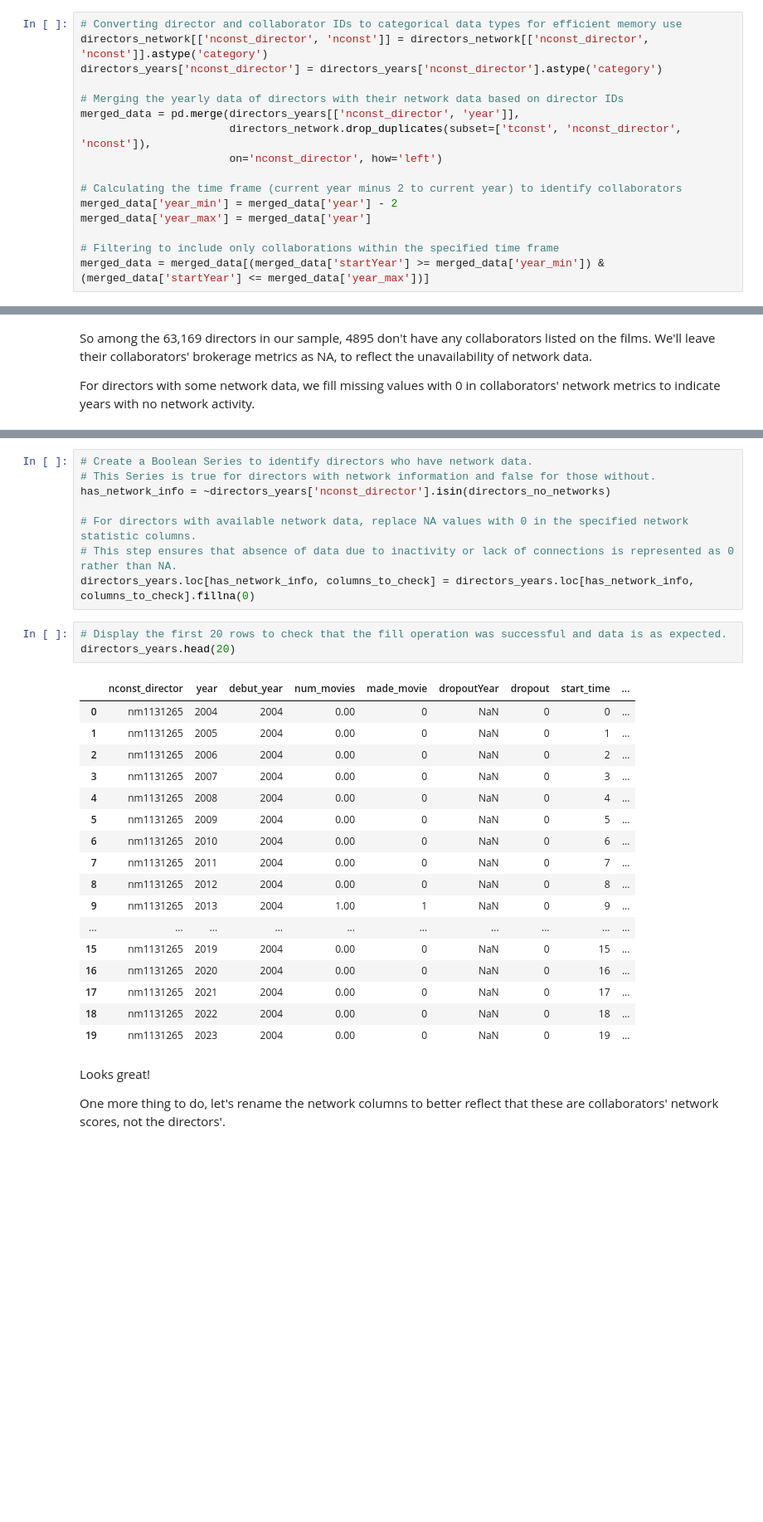
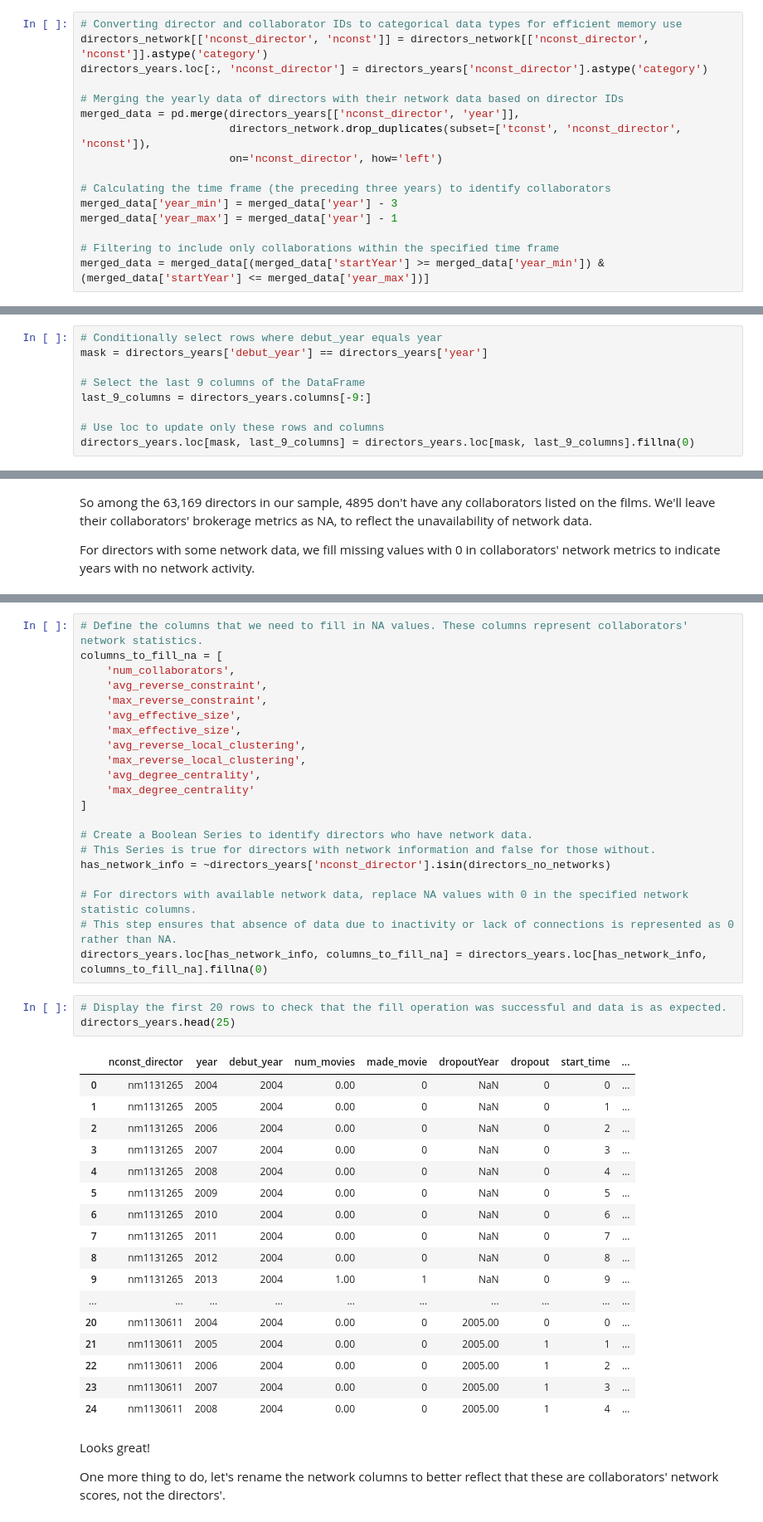
Before and after one commit to nhunguyen0901/SocialNetworks_CareerLongevity, a Jupyter notebook: Phase_5_Incorporating_Network_Variables_to_Time_Series_Data.ipynb, the cells around one changed output, grey strips where cells are left out. Shown at 83% size. Saved outputs shown, nothing was run; the diff lists cells and outputs as text; blank space fills up the shorter version.

```diff
--- a/Phase_5_Incorporating_Network_Variables_to_Time_Series_Data.ipynb
+++ b/Phase_5_Incorporating_Network_Variables_to_Time_Series_Data.ipynb
@@ -117,16 +136,16 @@ directors_years.head()
 # %%
 # Converting director and collaborator IDs to categorical data types for efficient memory use
 directors_network[['nconst_director', 'nconst']] = directors_network[['nconst_director', 'nconst']].astype('category')
-directors_years['nconst_director'] = directors_years['nconst_director'].astype('category')
+directors_years.loc[:, 'nconst_director'] = directors_years['nconst_director'].astype('category')
 
 # Merging the yearly data of directors with their network data based on director IDs
 merged_data = pd.merge(directors_years[['nconst_director', 'year']],
                        directors_network.drop_duplicates(subset=['tconst', 'nconst_director', 'nconst']),
                        on='nconst_director', how='left')
 
-# Calculating the time frame (current year minus 2 to current year) to identify collaborators
-merged_data['year_min'] = merged_data['year'] - 2
-merged_data['year_max'] = merged_data['year']
+# Calculating the time frame (the preceding three years) to identify collaborators
+merged_data['year_min'] = merged_data['year'] - 3
+merged_data['year_max'] = merged_data['year'] - 1
 
 # Filtering to include only collaborations within the specified time frame
 merged_data = merged_data[(merged_data['startYear'] >= merged_data['year_min']) & (merged_data['startYear'] <= merged_data['year_max'])]
@@ -837,3 +870,12 @@ directors_years.head(40)
+# %%
+# Conditionally select rows where debut_year equals year
+mask = directors_years['debut_year'] == directors_years['year']
+
+# Select the last 9 columns of the DataFrame
+last_9_columns = directors_years.columns[-9:]
+
+# Use loc to update only these rows and columns
+directors_years.loc[mask, last_9_columns] = directors_years.loc[mask, last_9_columns].fillna(0)
 # %% [markdown]
 Next, we identify directors without any records of collaborators. These are directors resent in `directors_full_filmography` but absent in `directors_network`.
 # %%
@@ -879,32 +908,45 @@ columns_to_check = [
 # %%
+# Define the columns that we need to fill in NA values. These columns represent collaborators' network statistics.
+columns_to_fill_na = [
+    'num_collaborators',
+    'avg_reverse_constraint',
+    'max_reverse_constraint',
+    'avg_effective_size',
+    'max_effective_size',
+    'avg_reverse_local_clustering',
+    'max_reverse_local_clustering',
+    'avg_degree_centrality',
+    'max_degree_centrality'
+]
+
 # Create a Boolean Series to identify directors who have network data.
 # This Series is true for directors with network information and false for those without.
 has_network_info = ~directors_years['nconst_director'].isin(directors_no_networks)
 
 # For directors with available network data, replace NA values with 0 in the specified network statistic columns.
 # This step ensures that absence of data due to inactivity or lack of connections is represented as 0 rather than NA.
-directors_years.loc[has_network_info, columns_to_check] = directors_years.loc[has_network_info, columns_to_check].fillna(0)
+directors_years.loc[has_network_info, columns_to_fill_na] = directors_years.loc[has_network_info, columns_to_fill_na].fillna(0)
 # %%
 # Display the first 20 rows to check that the fill operation was successful and data is as expected.
-directors_years.head(20)
+directors_years.head(25)
 # %% [output]
 |  | nconst_director | year | debut_year | num_movies | made_movie | dropoutYear | dropout | start_time | ... |
 | 0 | nm1131265 | 2004 | 2004 | 0.00 | 0 | NaN | 0 | 0 | ... |
 | 1 | nm1131265 | 2005 | 2004 | 0.00 | 0 | NaN | 0 | 1 | ... |
 | 2 | nm1131265 | 2006 | 2004 | 0.00 | 0 | NaN | 0 | 2 | ... |
 | 3 | nm1131265 | 2007 | 2004 | 0.00 | 0 | NaN | 0 | 3 | ... |
 | 4 | nm1131265 | 2008 | 2004 | 0.00 | 0 | NaN | 0 | 4 | ... |
 | 5 | nm1131265 | 2009 | 2004 | 0.00 | 0 | NaN | 0 | 5 | ... |
 | 6 | nm1131265 | 2010 | 2004 | 0.00 | 0 | NaN | 0 | 6 | ... |
 | 7 | nm1131265 | 2011 | 2004 | 0.00 | 0 | NaN | 0 | 7 | ... |
 | 8 | nm1131265 | 2012 | 2004 | 0.00 | 0 | NaN | 0 | 8 | ... |
 | 9 | nm1131265 | 2013 | 2004 | 1.00 | 1 | NaN | 0 | 9 | ... |
 | ... | ... | ... | ... | ... | ... | ... | ... | ... | ... |
-| 15 | nm1131265 | 2019 | 2004 | 0.00 | 0 | NaN | 0 | 15 | ... |
-| 16 | nm1131265 | 2020 | 2004 | 0.00 | 0 | NaN | 0 | 16 | ... |
-| 17 | nm1131265 | 2021 | 2004 | 0.00 | 0 | NaN | 0 | 17 | ... |
-| 18 | nm1131265 | 2022 | 2004 | 0.00 | 0 | NaN | 0 | 18 | ... |
-| 19 | nm1131265 | 2023 | 2004 | 0.00 | 0 | NaN | 0 | 19 | ... |
+| 20 | nm1130611 | 2004 | 2004 | 0.00 | 0 | 2005.00 | 0 | 0 | ... |
+| 21 | nm1130611 | 2005 | 2004 | 0.00 | 0 | 2005.00 | 1 | 1 | ... |
+| 22 | nm1130611 | 2006 | 2004 | 0.00 | 0 | 2005.00 | 1 | 2 | ... |
+| 23 | nm1130611 | 2007 | 2004 | 0.00 | 0 | 2005.00 | 1 | 3 | ... |
+| 24 | nm1130611 | 2008 | 2004 | 0.00 | 0 | 2005.00 | 1 | 4 | ... |
 # %% [markdown]
 Looks great!
 
```
Also changed, not shown: parts of 41 cells of this notebook.
